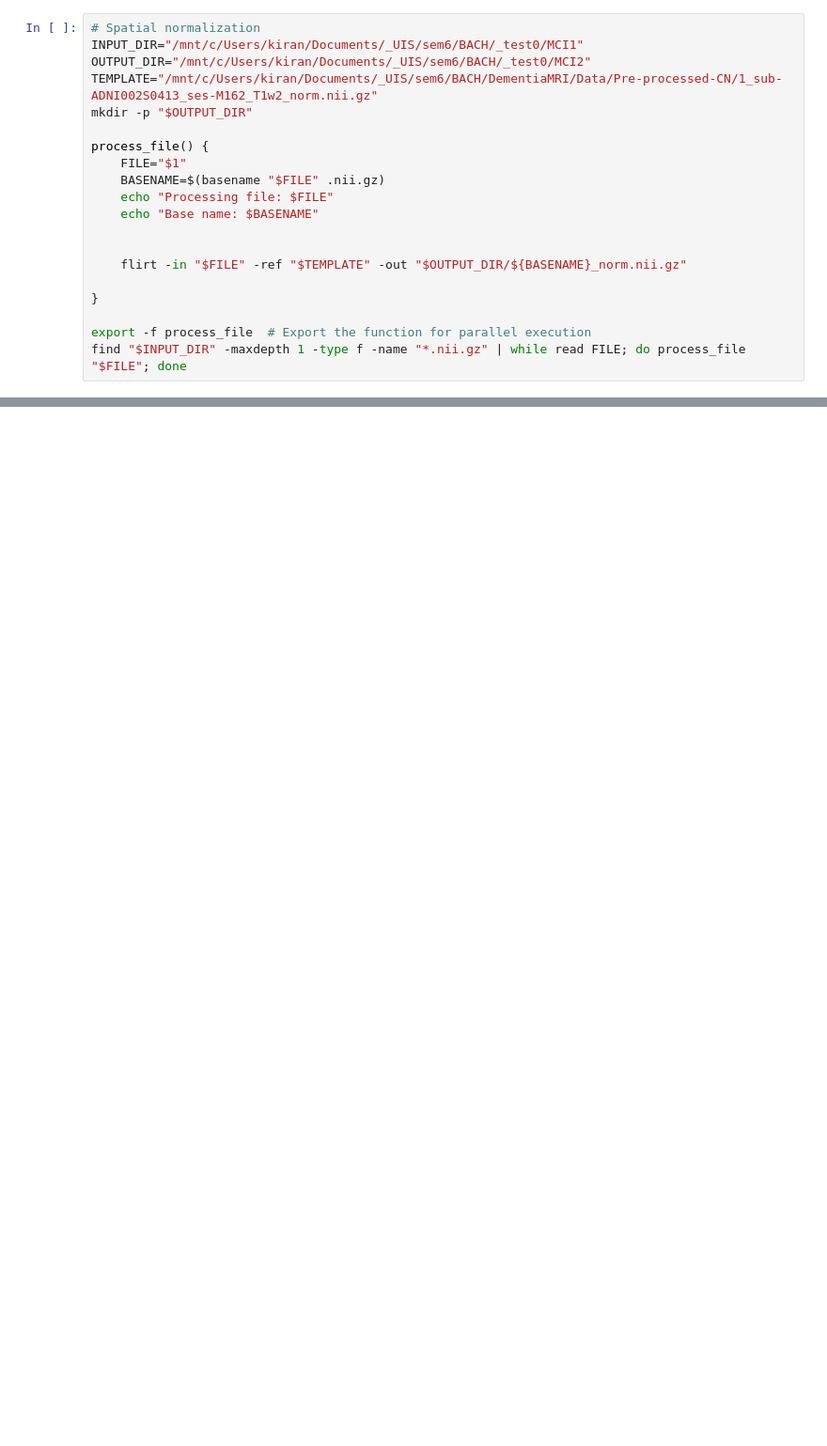
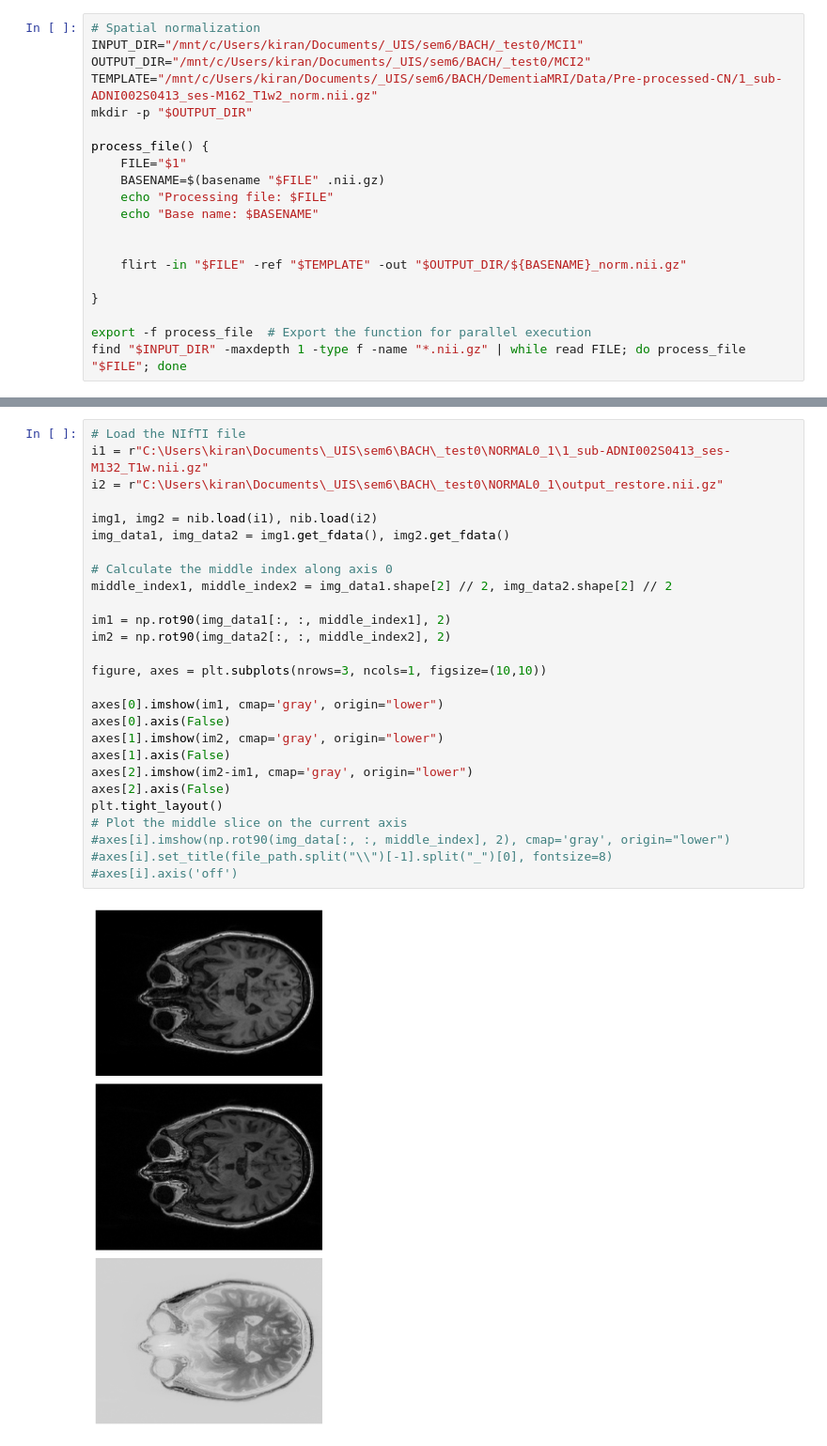
Before and after one commit to Vaakir/unsupervised-deep-learning-bachelor-thesis, a Jupyter notebook: Research/Pre-process/Preprocessing_fsl_and_synthstrip_repeat.ipynb, the cells around one changed output, grey strips where cells are left out. Shown at 94% size. Drawn from its saved outputs; the diff is of its cells as text; blank space fills up the shorter version.

```diff
--- a/Research/Pre-process/Preprocessing_fsl_and_synthstrip_repeat.ipynb
+++ b/Research/Pre-process/Preprocessing_fsl_and_synthstrip_repeat.ipynb
@@ -212,0 +248,29 @@ plot_middle_slices_in_range(r"C:\Users\kiran\Documents\_UIS\sem6\BACH\_test0\NOR
+# %%
+# Load the NIfTI file
+i1 = r"C:\Users\kiran\Documents\_UIS\sem6\BACH\_test0\NORMAL0_1\1_sub-ADNI002S0413_ses-M132_T1w.nii.gz"
+i2 = r"C:\Users\kiran\Documents\_UIS\sem6\BACH\_test0\NORMAL0_1\output_restore.nii.gz"
+
+img1, img2 = nib.load(i1), nib.load(i2)
+img_data1, img_data2 = img1.get_fdata(), img2.get_fdata()
+
+# Calculate the middle index along axis 0
+middle_index1, middle_index2 = img_data1.shape[2] // 2, img_data2.shape[2] // 2
+
+im1 = np.rot90(img_data1[:, :, middle_index1], 2)
+im2 = np.rot90(img_data2[:, :, middle_index2], 2)
+
+figure, axes = plt.subplots(nrows=3, ncols=1, figsize=(10,10))
+
+axes[0].imshow(im1, cmap='gray', origin="lower")
+axes[0].axis(False)
+axes[1].imshow(im2, cmap='gray', origin="lower")
+axes[1].axis(False)
+axes[2].imshow(im2-im1, cmap='gray', origin="lower")
+axes[2].axis(False)
+plt.tight_layout()
+# Plot the middle slice on the current axis
+#axes[i].imshow(np.rot90(img_data[:, :, middle_index], 2), cmap='gray', origin="lower")
+#axes[i].set_title(file_path.split("\\")[-1].split("_")[0], fontsize=8)
+#axes[i].axis('off')
+# %% [output]
+[figure, added]
```
Also changed, not shown: parts of 6 cells of this notebook, 4 other files.
